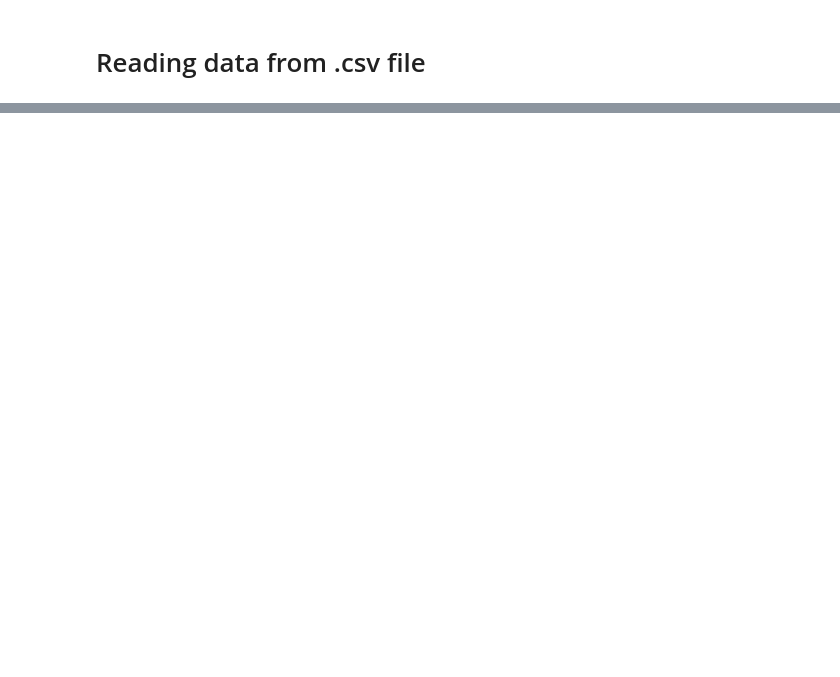
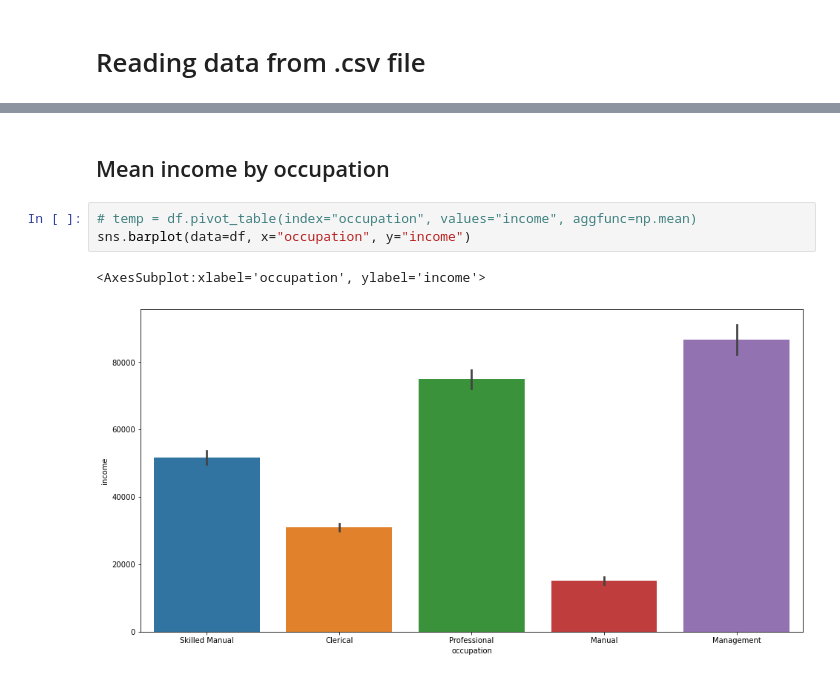
Before and after one commit to FreeLike76/KpiDataAnalysisPython, a Jupyter notebook: lab4/main4.ipynb, the cells around one changed output, grey strips where cells are left out. Saved outputs shown, nothing was run; the diff lists cells and outputs as text; blank space fills up the shorter version.

```diff
--- a/lab4/main4.ipynb
+++ b/lab4/main4.ipynb
@@ -303,0 +56,8 @@ df_outer
+# %% [markdown]
+## Mean income by occupation
+# %%
+# temp = df.pivot_table(index="occupation", values="income", aggfunc=np.mean)
+sns.barplot(data=df, x="occupation", y="income")
+# %% [output]
+<AxesSubplot:xlabel='occupation', ylabel='income'>
+[figure, added]
```
Also changed, not shown: parts of 56 cells of this notebook.
